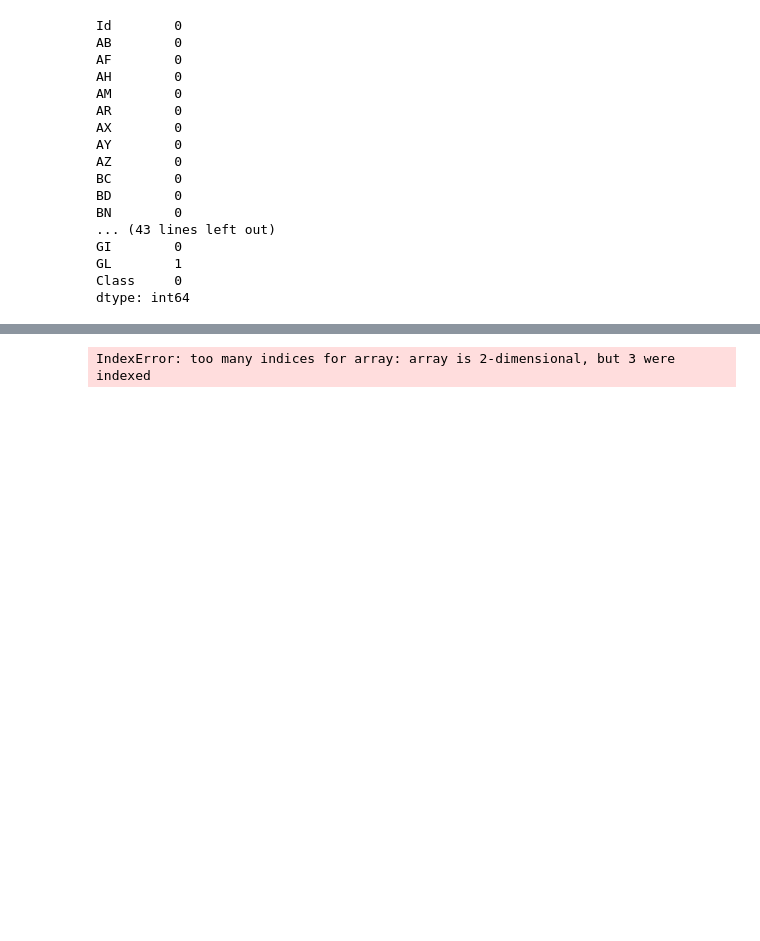
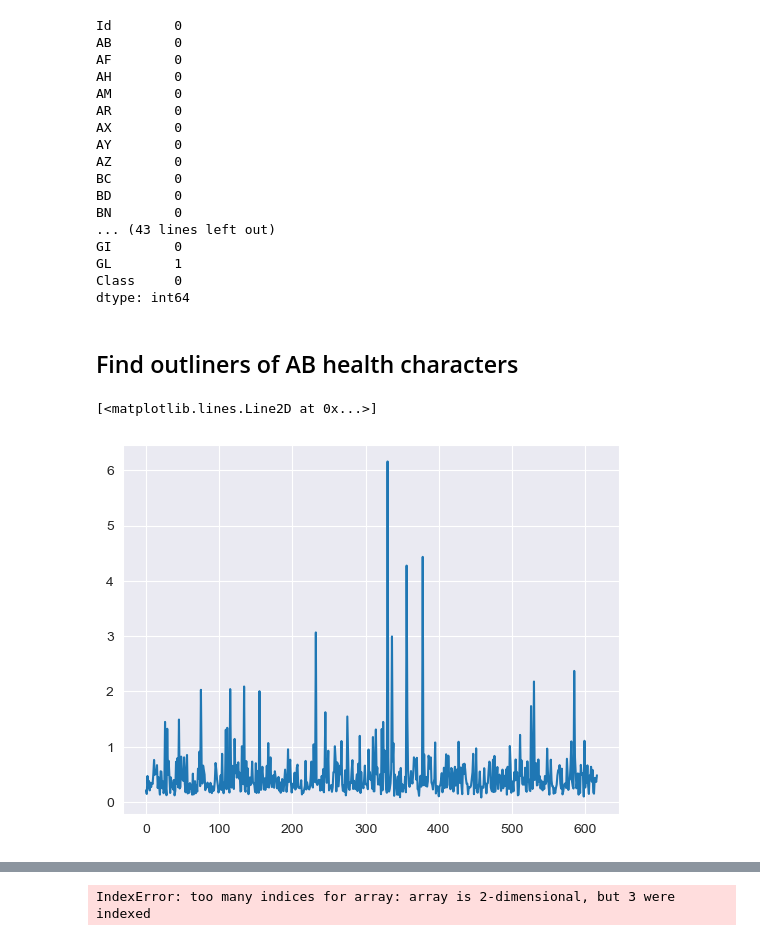
Before and after one commit to tedcao/869-Team-Project, a Jupyter notebook: visualization.ipynb, the cells around one changed output, grey strips where cells are left out. Drawn from its saved outputs; the diff is of its cells as text; code cells hidden in the pictures; blank space fills up the shorter version.

```diff
--- a/visualization.ipynb
+++ b/visualization.ipynb
@@ -114,3 +114,13 @@ GI        0
 GL        1
 Class     0
 dtype: int64
+# %% [markdown]
+## Find outliners of AB health characters
+# %%
+# Visualize the data in line chart
+train_ab = train['AB'].to_numpy()
+plt.plot(train_ab)
+plt.show()
+# %% [output]
+[<matplotlib.lines.Line2D at 0x...>]
+[figure, added]
```
Also changed, not shown: parts of 7 cells of this notebook.
